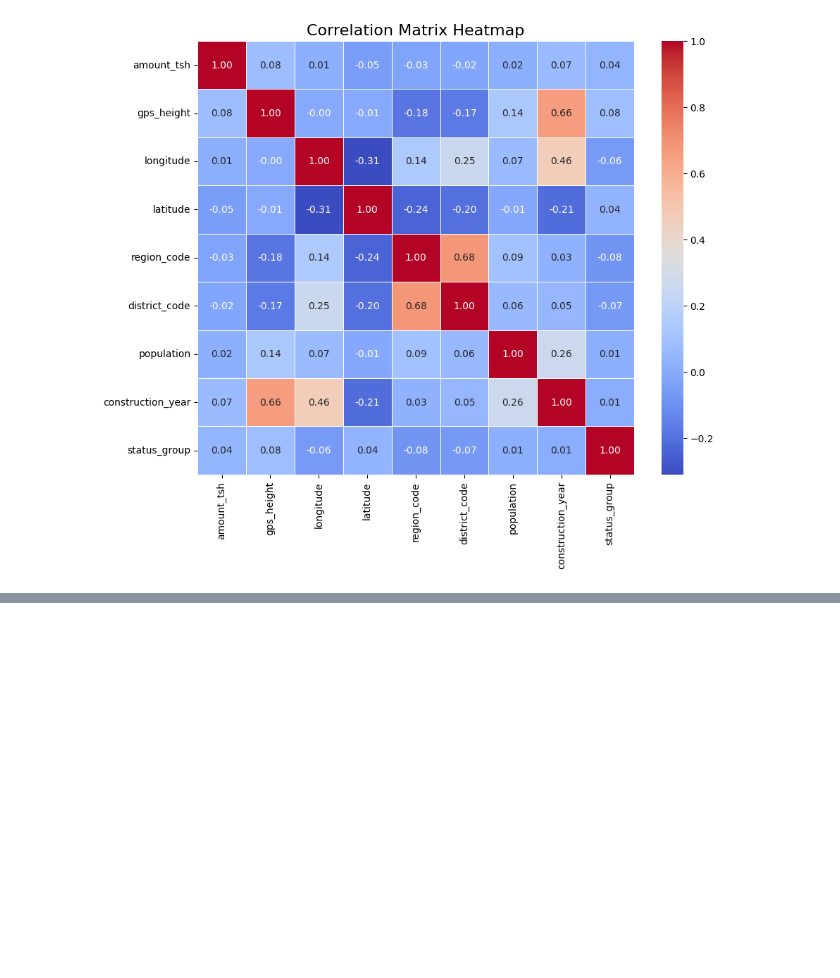
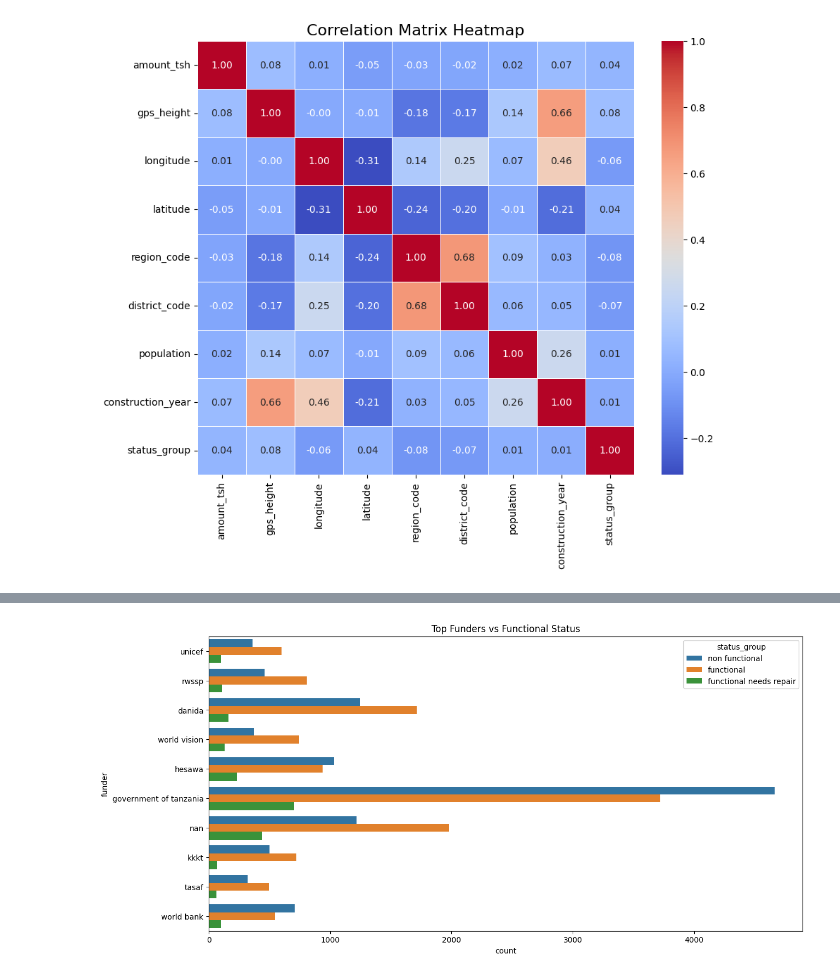
Before and after one commit to fsmariam/HydroLogic, a Jupyter notebook: notebooks/data_cleaned.ipynb, the cells around one changed output, grey strips where cells are left out. Cells and saved outputs as stored; diff of their text form; code cells hidden in the pictures; blank space fills up the shorter version.

```diff
--- a/notebooks/data_cleaned.ipynb
+++ b/notebooks/data_cleaned.ipynb
@@ -146,0 +234,11 @@ df_training.to_csv("../data/processed/lat_lon_imputed_cleaned.csv", index=False)
+# %%
+top_funders = df_training['funder'].value_counts().nlargest(10).index
+
+plt.figure(figsize=(14,7))
+sns.countplot(data=df_training[df_training['funder'].isin(top_funders)],
+              y='funder',
+              hue='status_group')
+plt.title('Top Funders vs Functional Status')
+plt.show()
+# %% [output]
+[figure, added]
```
Also changed, not shown: parts of 27 cells of this notebook, 6 other files.
